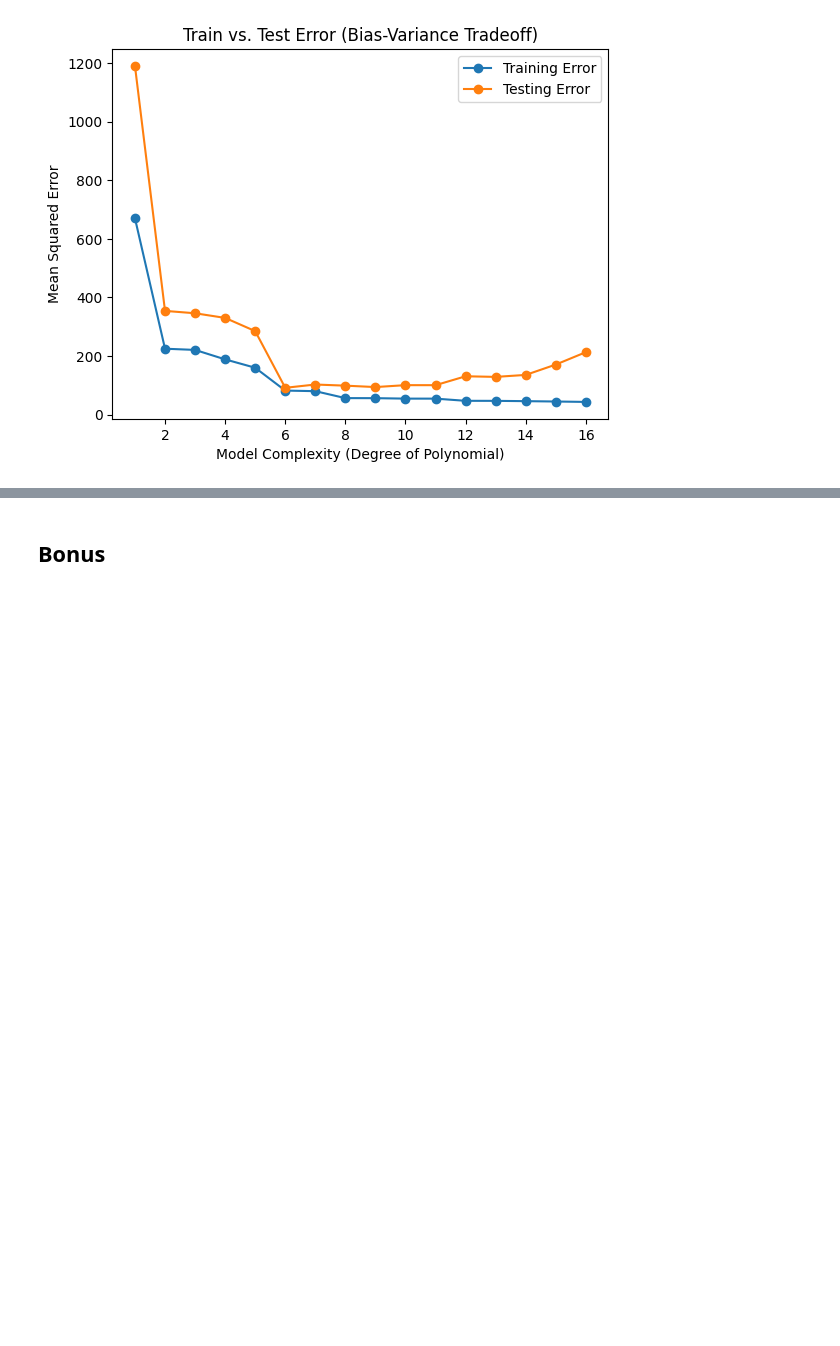
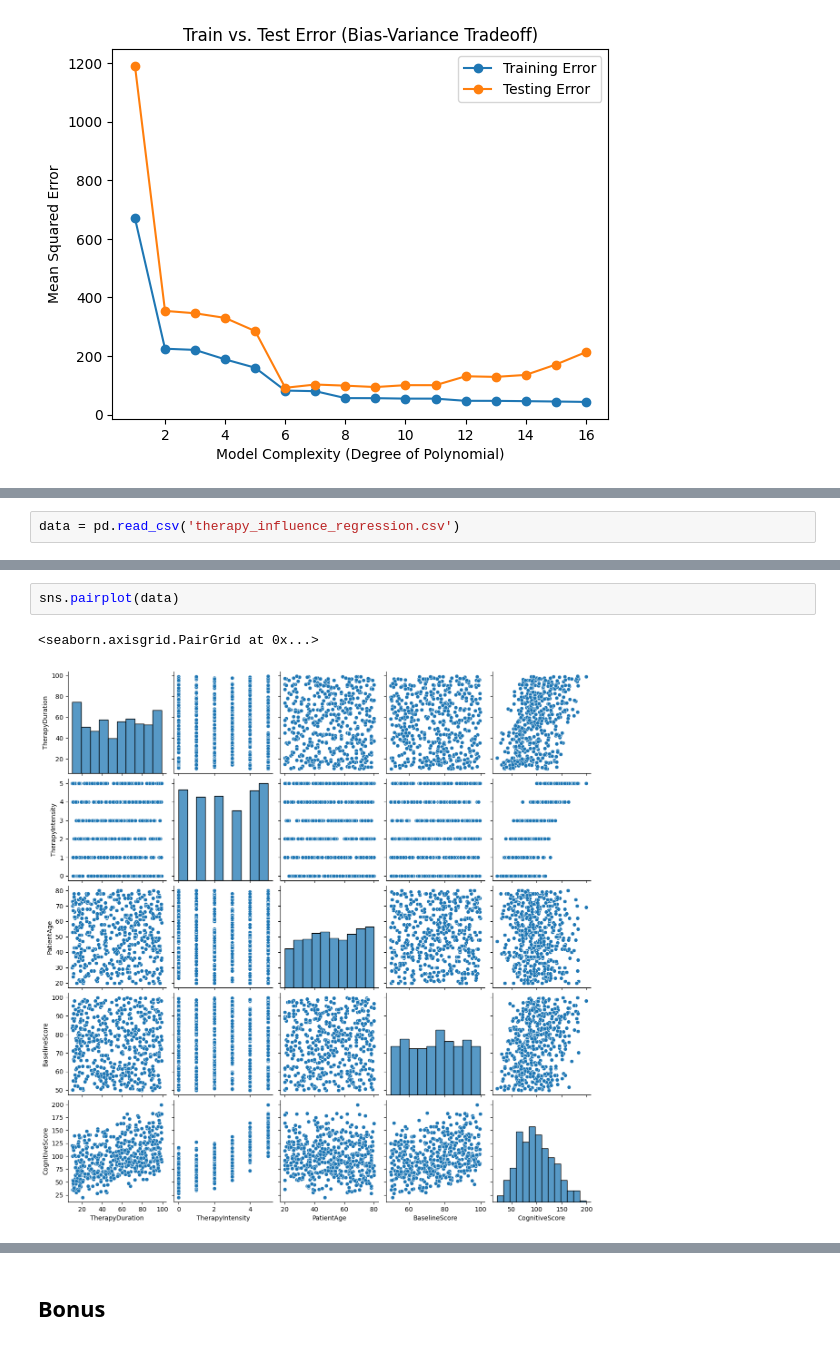
Before and after one commit to Jamoser123/PNR_Advanced_DataScience, a Jupyter notebook: 1_Overview/HandsOn_Introduction.ipynb, the cells around one changed output, grey strips where cells are left out. Cells and saved outputs as stored; diff of their text form; blank space fills up the shorter version.

```diff
--- a/1_Overview/HandsOn_Introduction.ipynb
+++ b/1_Overview/HandsOn_Introduction.ipynb
@@ -590,0 +609,2 @@ Visualize the optimization process of loss functions using RMSE.
+# %%
+data = pd.read_csv('therapy_influence_regression.csv')
@@ -590,0 +658,5 @@ Visualize the optimization process of loss functions using RMSE.
+# %%
+sns.pairplot(data)
+# %% [output]
+<seaborn.axisgrid.PairGrid at 0x...>
+[figure, added]
```
Also changed, not shown: parts of 23 cells of this notebook, 2 other files.
